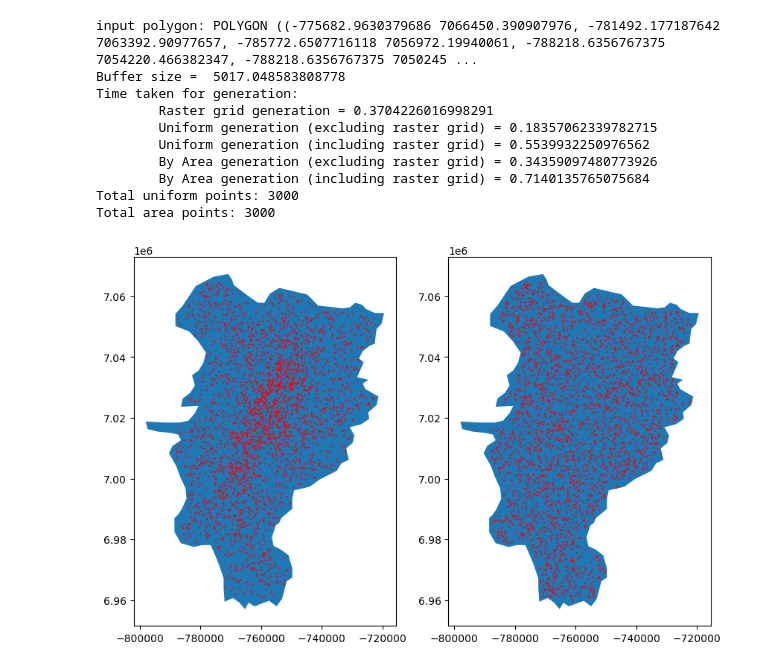
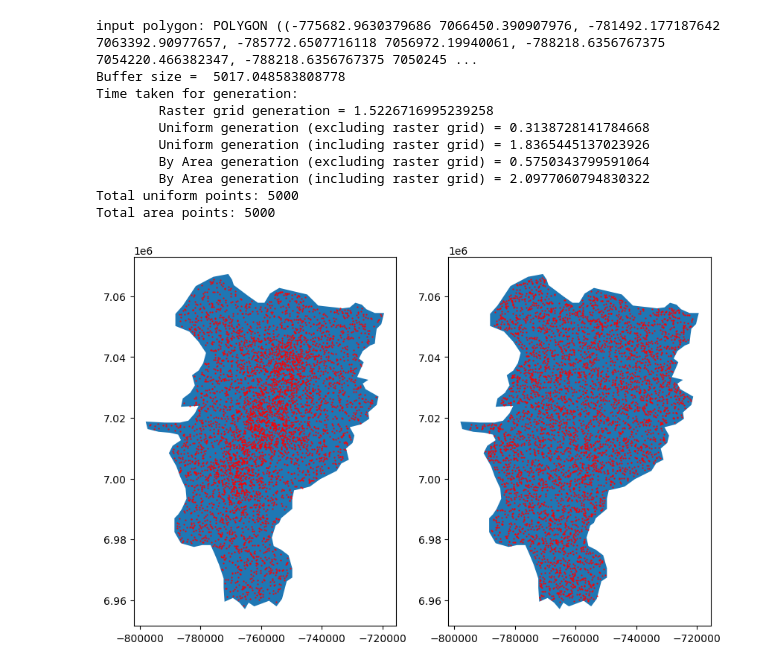
Before and after one commit to paddeaux/radian, a Jupyter notebook: raster_grid.ipynb, the cells around one changed output. Saved outputs shown, nothing was run; the diff lists cells and outputs as text; code cells hidden in the pictures.

```diff
--- a/raster_grid.ipynb
+++ b/raster_grid.ipynb
@@ -157,9 +157,10 @@ def points_in_raster_grid(raster_grid, total_points=5000, by_area=False):
     multipol_lens = [len(multi_poly.geoms) for multi_poly in raster_grid['geometry']]
     total_grids = np.sum(multipol_lens)
 
-    if total_grids > total_points:
-        print("Number of grids exceeds number of points...quitting")
-        return []
+
+    #if total_grids > total_points:
+    #    print("Number of grids exceeds number of points...quitting")
+    #    return []
 
     points_list = []
 
@@ -187,39 +188,39 @@ def demo_example(file_dir='scenarios/glasgow/2579.geojson', points=5000, size=1)
 
     area_start = time.time()
     kildare_points_byarea = points_in_raster_grid(kildare_grid, points, by_area=True)
     area_end = time.time()
 
     print("Time taken for generation:")
     print(f"\tRaster grid generation = {raster_time_end-raster_time_start}")
     print(f"\tUniform generation (excluding raster grid) = {uniform_end-uniform_start}")
     print(f"\tUniform generation (including raster grid) = {(uniform_end-uniform_start) + (raster_time_end - raster_time_start)}")
     print(f"\tBy Area generation (excluding raster grid) = {area_end-area_start}")
     print(f"\tBy Area generation (including raster grid) = {(area_end-area_start) + (raster_time_end - raster_time_start)}")
 
     print("Total uniform points:", len(kildare_points_uniform))
     print("Total area points:", len(kildare_points_byarea))
     fig, axs = plt.subplots(1,2, figsize=(10,8))
 
 
     for ax in axs:
         kildare_original.plot(ax=ax)
         #kildare_grid.plot(ax=ax, edgecolor='grey', cmap='viridis', alpha=0.8)
 
     kildare_points_uniform.plot(ax=axs[0], color='red', markersize=0.3)
     kildare_points_byarea.plot(ax=axs[1], color='red', markersize=0.3)
 
     plt.show()
 
-demo_example('scenarios/kildare/kildare.geojson',3000, 2)
+demo_example('scenarios/kildare/kildare.geojson',5000, 1)
 # %% [output]
 input polygon: POLYGON ((-775682.9630379686 7066450.390907976, -781492.177187642 7063392.90977657, -785772.6507716118 7056972.19940061, -788218.6356767375 7054220.466382347, -788218.6356767375 7050245 ...
 Buffer size =  5017.048583808778
 Time taken for generation:
-        Raster grid generation = 0.3704226016998291
-        Uniform generation (excluding raster grid) = 0.18357062339782715
-        Uniform generation (including raster grid) = 0.5539932250976562
-        By Area generation (excluding raster grid) = 0.34359097480773926
-        By Area generation (including raster grid) = 0.7140135765075684
-Total uniform points: 3000
-Total area points: 3000
+        Raster grid generation = 1.5226716995239258
+        Uniform generation (excluding raster grid) = 0.3138728141784668
+        Uniform generation (including raster grid) = 1.8365445137023926
+        By Area generation (excluding raster grid) = 0.5750343799591064
+        By Area generation (including raster grid) = 2.0977060794830322
+Total uniform points: 5000
+Total area points: 5000
-[figure, old version]
+[figure, new version]
```
Also changed, not shown: parts of 2 cells of this notebook, 9 other files.
